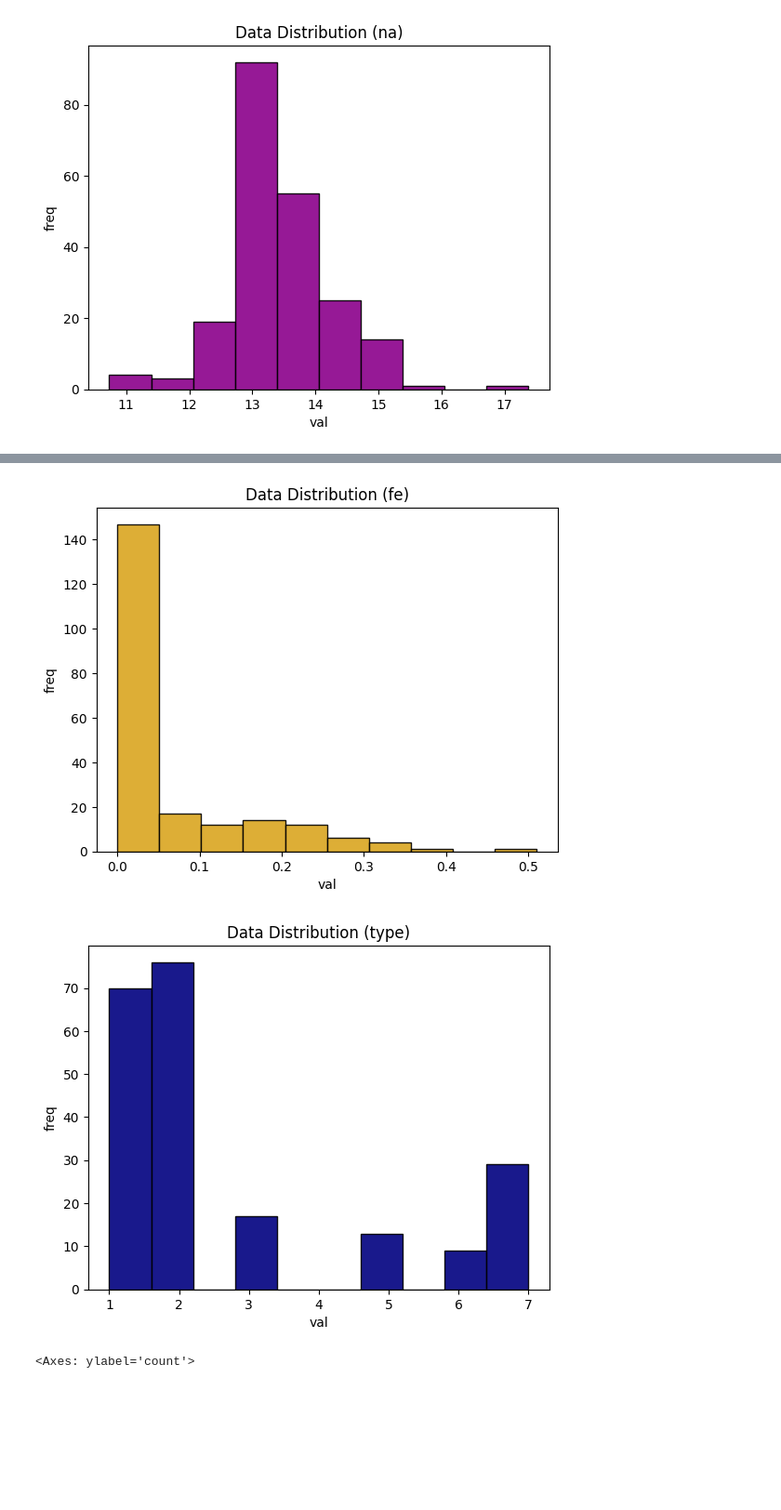
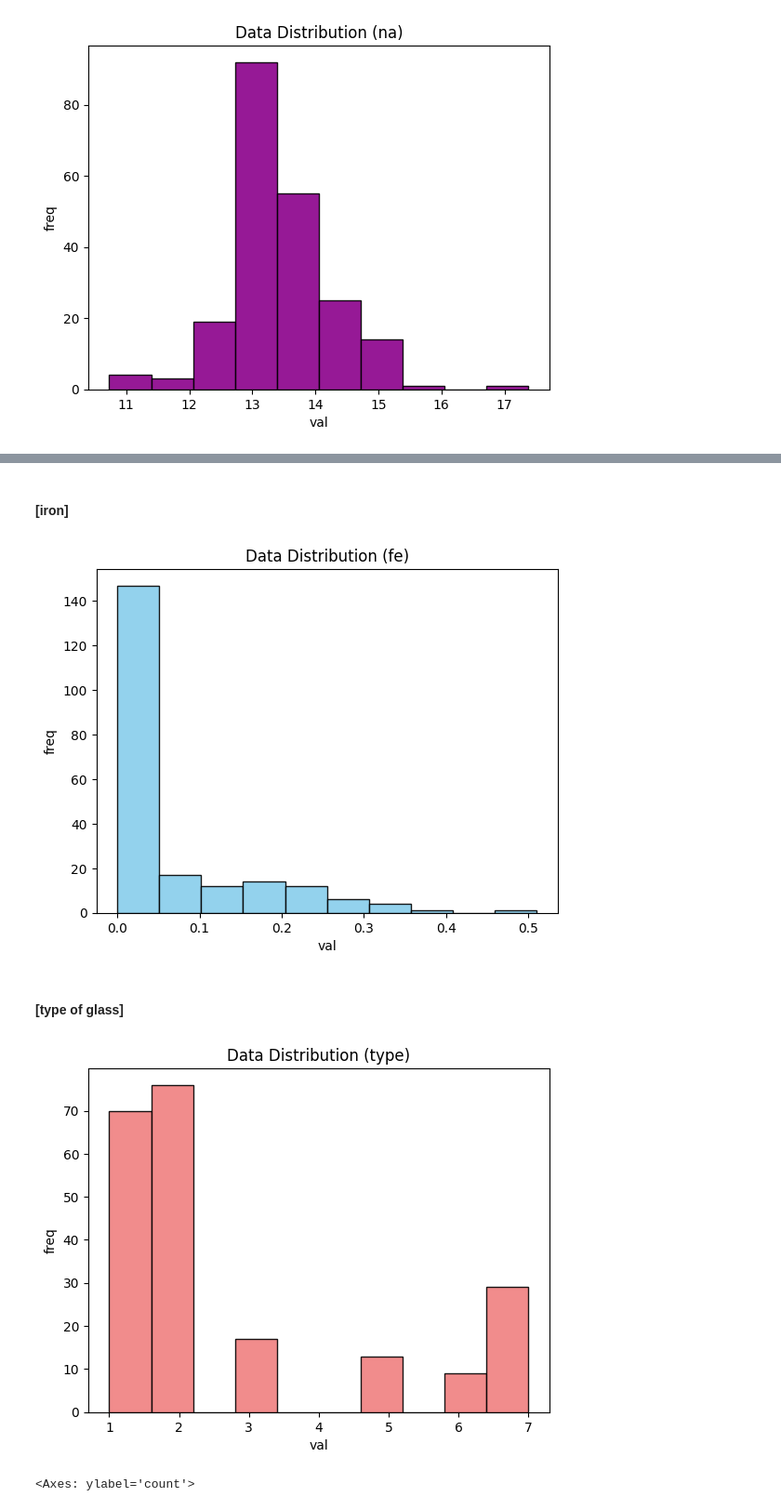
Before and after one commit to MatthewHealy02/AI-Programming-Assessments, a Jupyter notebook: Prog AI CA2 sba24213.ipynb, the cells around one changed output, grey strips where cells are left out. Shown at 93% size. Cells and saved outputs as stored; diff of their text form; code cells hidden in the pictures; blank space fills up the shorter version.

```diff
--- a/Prog AI CA2 sba24213.ipynb
+++ b/Prog AI CA2 sba24213.ipynb
@@ -269,15 +289,19 @@ HISTOGRAM(dataset = df_glass['ba'],
+# %% [markdown]
+#### **[iron]**
 # %%
 HISTOGRAM(dataset = df_glass['fe'],
-          colour = 'goldenrod',
+          colour = 'skyblue',
           title = 'Data Distribution (fe)')
 # %% [output]
-[figure, old version]
+[figure, new version]
+# %% [markdown]
+#### **[type of glass]**
 # %%
 HISTOGRAM(dataset = df_glass['type'],
-          colour = 'navy',
+          colour = 'lightcoral',
           title = 'Data Distribution (type)')
 # %% [output]
-[figure, old version]
+[figure, new version]
 # %%
 df_glass['type'].value_counts().plot.pie(autopct = '%.2f')
 # %% [output]
```
Also changed, not shown: parts of 40 cells of this notebook.
